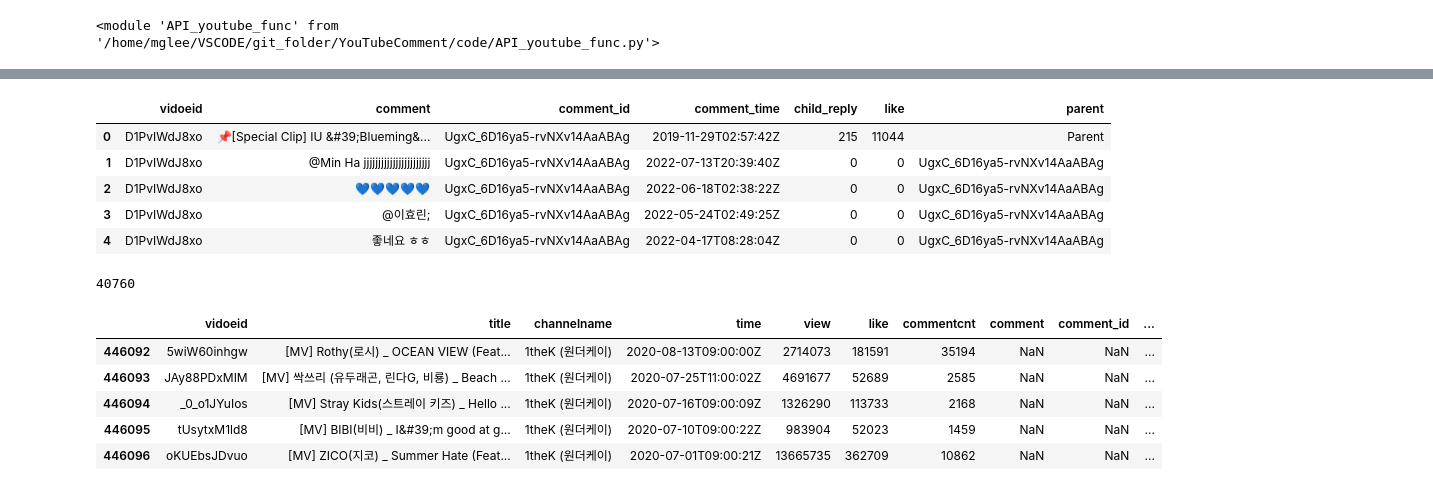
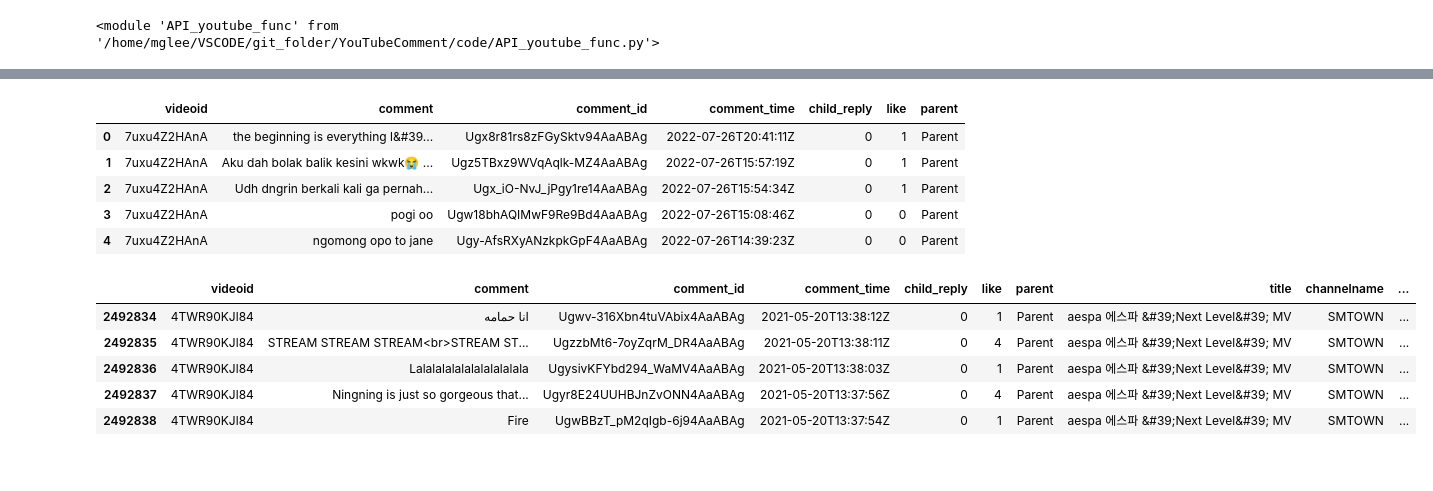
Before and after one commit to mglee815/YouTubeComment, a Jupyter notebook: code/API_youtube_crawling.ipynb, the cells around one changed output, grey strips where cells are left out. Cells and saved outputs as stored; diff of their text form; code cells hidden in the pictures.

```diff
--- a/code/API_youtube_crawling.ipynb
+++ b/code/API_youtube_crawling.ipynb
@@ -111,2 +158,4 @@ importlib.reload(UDF)
 # %% [output]
 <module 'API_youtube_func' from '/home/mglee/VSCODE/git_folder/YouTubeComment/code/API_youtube_func.py'>
+# %%
+vid_list = df['videoid']
@@ -113,5 +166,8 @@ importlib.reload(UDF)
+# %%
+v_dict = {}
+for vid, vtitle in zip(df['videoid'], df['title']):
+    v_dict[vid] = vtitle
 # %%
-pagetoken = ''
 vid_list_c = []
 comment_list = []
 c_time_list = []
@@ -122,10 +178,20 @@ ori_rep_list = []
 
 ec_t = 0
 
-for v in tqdm(vid_list):
+for v in tqdm(vid_list[42:]):
+    print(v_dict[v])
+    pagetoken = ''
     try:
         while True:
-            resp = UDF.commentThread(v, pagetoken, DEVELOPER_KEY=key)
+            try:
+                resp = UDF.commentThread(v, pagetoken, DEVELOPER_KEY=key)
+            except:
+                key = next(key_gen)
+                print(f"Change API key to {key}")
+                if key == 'DONE':
+                    break
+                else:
+                    resp = UDF.commentThread(v, pagetoken, DEVELOPER_KEY=key)
             npt, videoid, comment, c_time, reply, c_id, like, ori_rep, ec = UDF.cid_process(resp)
             vid_list_c.extend(videoid)
             comment_list.extend(comment)
@@ -135,12 +201,13 @@ for v in tqdm(vid_list):
             like_list.extend(like)
             ori_rep_list.extend(ori_rep)
             pagetoken = npt
-
             ec_t += ec
             if npt == 'LAST_PAGE':
+                print('last page')
                 break
-        except:
-            continue
+    except:
+        print(v)
+        continue
 
 print(ec_t)
 # %% [output]
@@ -159,18 +277,14 @@ for item in [vid_list_c, comment_list,c_id_list, c_time_list, reply_list, like_l
 # %%
 cdf = pd.DataFrame(
     zip(vid_list_c, comment_list,c_id_list, c_time_list, reply_list, like_list, ori_rep_list),
-    columns=['vidoeid','comment','comment_id', 'comment_time', 'child_reply', 'like', "parent"]
+    columns=['videoid','comment','comment_id', 'comment_time', 'child_reply', 'like', "parent"]
 )
 cdf.head()
 # %% [output]
-|  | vidoeid | comment | comment_id | comment_time | child_reply | like | parent |
-| 0 | D1PvIWdJ8xo | 📌[Special Clip] IU &#39;Blueming&... | UgxC_6D16ya5-rvNXv14AaABAg | 2019-11-29T02:57:42Z | 215 | 11044 | Parent |
-| 1 | D1PvIWdJ8xo | @Min Ha jjjjjjjjjjjjjjjjjjjjjjj | UgxC_6D16ya5-rvNXv14AaABAg | 2022-07-13T20:39:40Z | 0 | 0 | UgxC_6D16ya5-rvNXv14AaABAg |
-| 2 | D1PvIWdJ8xo | 💙💙💙💙💙 | UgxC_6D16ya5-rvNXv14AaABAg | 2022-06-18T02:38:22Z | 0 | 0 | UgxC_6D16ya5-rvNXv14AaABAg |
-| 3 | D1PvIWdJ8xo | @이효린; | UgxC_6D16ya5-rvNXv14AaABAg | 2022-05-24T02:49:25Z | 0 | 0 | UgxC_6D16ya5-rvNXv14AaABAg |
-| 4 | D1PvIWdJ8xo | 좋네요 ㅎㅎ | UgxC_6D16ya5-rvNXv14AaABAg | 2022-04-17T08:28:04Z | 0 | 0 | UgxC_6D16ya5-rvNXv14AaABAg |
+|  | videoid | comment | comment_id | comment_time | child_reply | like | parent |
+| 0 | 7uxu4Z2HAnA | the beginning is everything l&#39... | Ugx8r81rs8zFGySktv94AaABAg | 2022-07-26T20:41:11Z | 0 | 1 | Parent |
+| 1 | 7uxu4Z2HAnA | Aku dah bolak balik kesini wkwk😭 ... | Ugz5TBxz9WVqAqlk-MZ4AaABAg | 2022-07-26T15:57:19Z | 0 | 1 | Parent |
+| 2 | 7uxu4Z2HAnA | Udh dngrin berkali kali ga pernah... | Ugx_iO-NvJ_jPgy1re14AaABAg | 2022-07-26T15:54:34Z | 0 | 1 | Parent |
+| 3 | 7uxu4Z2HAnA | pogi oo | Ugw18bhAQIMwF9Re9Bd4AaABAg | 2022-07-26T15:08:46Z | 0 | 0 | Parent |
+| 4 | 7uxu4Z2HAnA | ngomong opo to jane | Ugy-AfsRXyANzkpkGpF4AaABAg | 2022-07-26T14:39:23Z | 0 | 0 | Parent |
-# %%
-len(cdf)
-# %% [output]
-40760
 # %%
@@ -178,11 +293,11 @@ cdf.to_csv(f"../data/{channel_title}_comment_0725.csv")
 # %%
-total = pd.merge(df,cdf, how='left', on='vidoeid')
+total = pd.merge(cdf,df, how='left', on='videoid')
 total.tail()
 # %% [output]
-|  | vidoeid | title | channelname | time | view | like | commentcnt | comment | comment_id | ... |
-| 446092 | 5wiW60inhgw | [MV] Rothy(로시) _ OCEAN VIEW (Feat... | 1theK (원더케이) | 2020-08-13T09:00:00Z | 2714073 | 181591 | 35194 | NaN | NaN | ... |
-| 446093 | JAy88PDxMIM | [MV] 싹쓰리 (유두래곤, 린다G, 비룡) _ Beach ... | 1theK (원더케이) | 2020-07-25T11:00:02Z | 4691677 | 52689 | 2585 | NaN | NaN | ... |
-| 446094 | _0_o1JYuIos | [MV] Stray Kids(스트레이 키즈) _ Hello ... | 1theK (원더케이) | 2020-07-16T09:00:09Z | 1326290 | 113733 | 2168 | NaN | NaN | ... |
-| 446095 | tUsytxM1ld8 | [MV] BIBI(비비) _ I&#39;m good at g... | 1theK (원더케이) | 2020-07-10T09:00:22Z | 983904 | 52023 | 1459 | NaN | NaN | ... |
-| 446096 | oKUEbsJDvuo | [MV] ZICO(지코) _ Summer Hate (Feat... | 1theK (원더케이) | 2020-07-01T09:00:21Z | 13665735 | 362709 | 10862 | NaN | NaN | ... |
+|  | videoid | comment | comment_id | comment_time | child_reply | like | parent | title | channelname | ... |
+| 2492834 | 4TWR90KJl84 | انا حمامه | Ugwv-316Xbn4tuVAbix4AaABAg | 2021-05-20T13:38:12Z | 0 | 1 | Parent | aespa 에스파 &#39;Next Level&#39; MV | SMTOWN | ... |
+| 2492835 | 4TWR90KJl84 | STREAM STREAM STREAM<br>STREAM ST... | UgzzbMt6-7oyZqrM_DR4AaABAg | 2021-05-20T13:38:11Z | 0 | 4 | Parent | aespa 에스파 &#39;Next Level&#39; MV | SMTOWN | ... |
+| 2492836 | 4TWR90KJl84 | Lalalalalalalalalalalala | UgysivKFYbd294_WaMV4AaABAg | 2021-05-20T13:38:03Z | 0 | 1 | Parent | aespa 에스파 &#39;Next Level&#39; MV | SMTOWN | ... |
+| 2492837 | 4TWR90KJl84 | Ningning is just so gorgeous that... | Ugyr8E24UUHBJnZvONN4AaABAg | 2021-05-20T13:37:56Z | 0 | 4 | Parent | aespa 에스파 &#39;Next Level&#39; MV | SMTOWN | ... |
+| 2492838 | 4TWR90KJl84 | Fire | UgwBBzT_pM2qIgb-6j94AaABAg | 2021-05-20T13:37:54Z | 0 | 1 | Parent | aespa 에스파 &#39;Next Level&#39; MV | SMTOWN | ... |
 # %%
```
Also changed, not shown: parts of 25 cells of this notebook, 3 other files.
